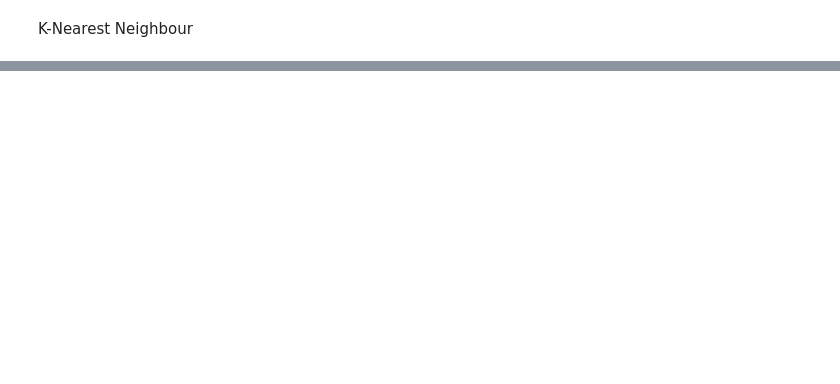
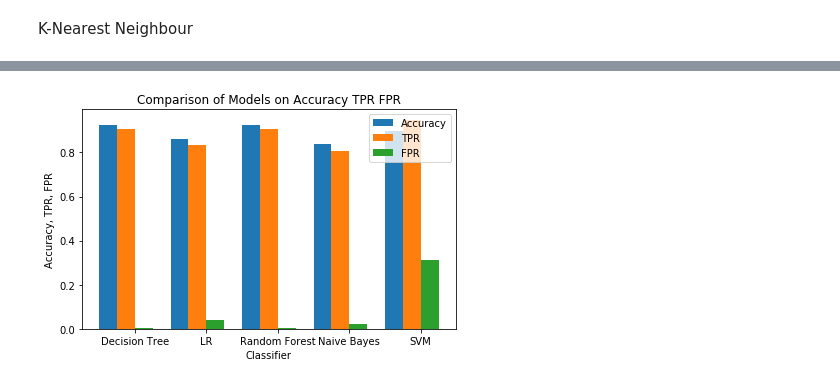
Before and after one commit to huyi-huwangyang/CMPE255-group1-project, a Jupyter notebook: Network_Intrusion_Integrated.ipynb, the cells around one changed output, grey strips where cells are left out. Saved outputs shown, nothing was run; the diff lists cells and outputs as text; code cells hidden in the pictures; blank space fills up the shorter version.

```diff
--- a/Network_Intrusion_Integrated.ipynb
+++ b/Network_Intrusion_Integrated.ipynb
@@ -731,0 +737,23 @@ result_metric
+# %%
+labels = ['Decision Tree', 'LR', 'Random Forest', 'Naive Bayes', 'SVM']
+Accuracy = [0.924039, 0.858733, 0.923338, 0.839835, 0.897074]
+TPR = [0.906914, 0.833946, 0.905896, 0.806366, 0.947695]
+FPR = [0.005182, 0.038816, 0.004571, 0.021834, 0.312148]
+x = np.arange(len(labels))  # the label locations
+width = 0.25  # the width of the bars
+
+fig, ax = plt.subplots()
+rects1 = ax.bar(x - 3*width/2, Accuracy, width, label='Accuracy')
+rects2 = ax.bar(x - width/2, TPR, width, label='TPR')
+rects2 = ax.bar(x + width/2, FPR, width, label='FPR')
+
+ax.set_xlabel('Classifier')
+ax.set_ylabel('Accuracy, TPR, FPR')
+ax.set_title('Comparison of Models on Accuracy TPR FPR')
+ax.set_xticks(x)
+ax.set_xticklabels(labels)
+ax.legend()
+fig.tight_layout()
+plt.show()
+# %% [output]
+[figure, added]
```
Also changed, not shown: parts of 14 cells of this notebook.
